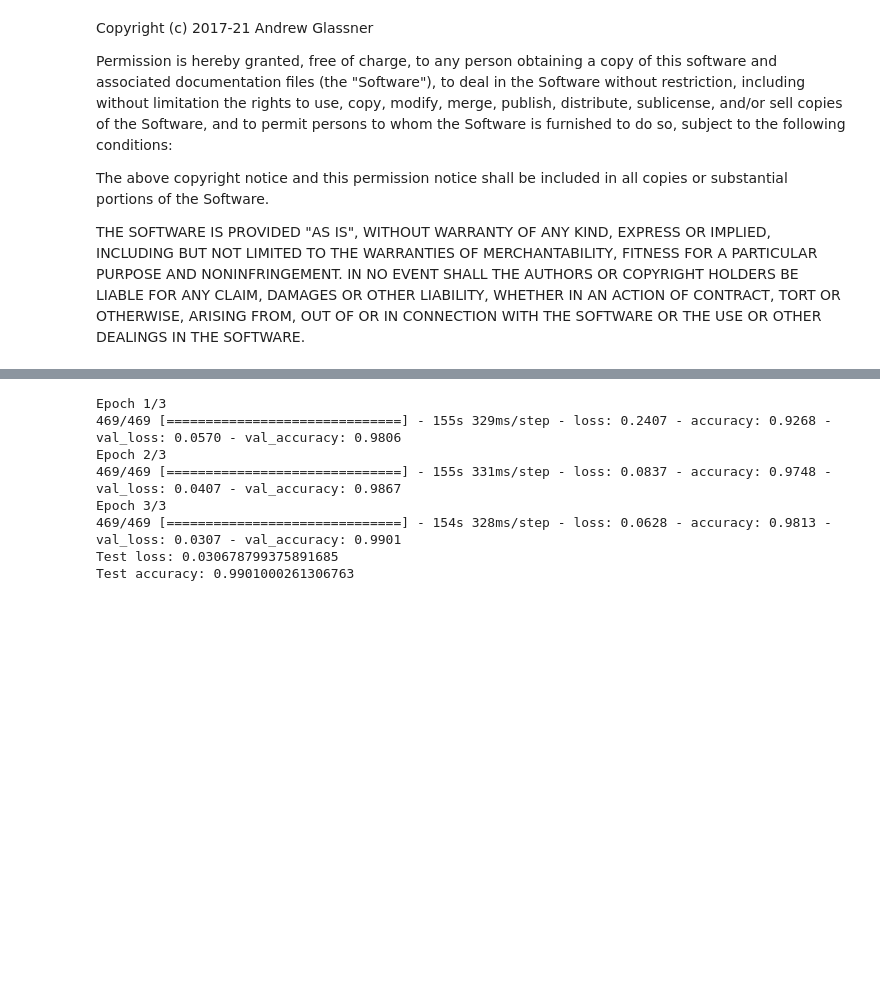
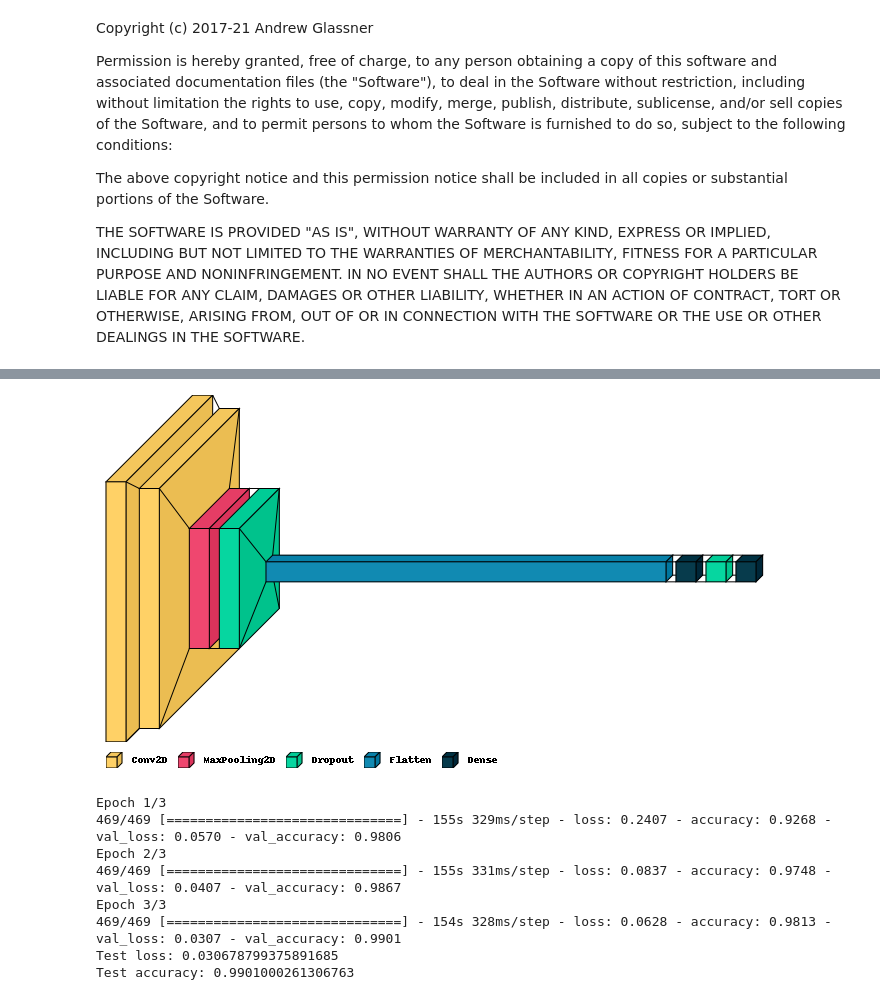
Before and after one commit to neural-data-science-lab/DL-intro-2022, a Jupyter notebook: MNIST-CNN-Keras.ipynb, the cells around one changed output, grey strips where cells are left out. Drawn from its saved outputs; the diff is of its cells as text; code cells hidden in the pictures; blank space fills up the shorter version.

Commit message:
adds visualkeras

```diff
--- a/MNIST-CNN-Keras.ipynb
+++ b/MNIST-CNN-Keras.ipynb
@@ -124,6 +81,10 @@ model = keras.Sequential(
 x_train shape: (60000, 28, 28)
 60000 train samples
 10000 test samples
+# %%
+visualkeras.layered_view(model, legend=True, scale_xy=10, scale_z=0.1, draw_volume=True)
+# %% [output]
+[figure, added]
 # %%
 model.compile(loss='categorical_crossentropy',
               optimizer='adam',
```
Also changed, not shown: parts of 9 cells of this notebook.
